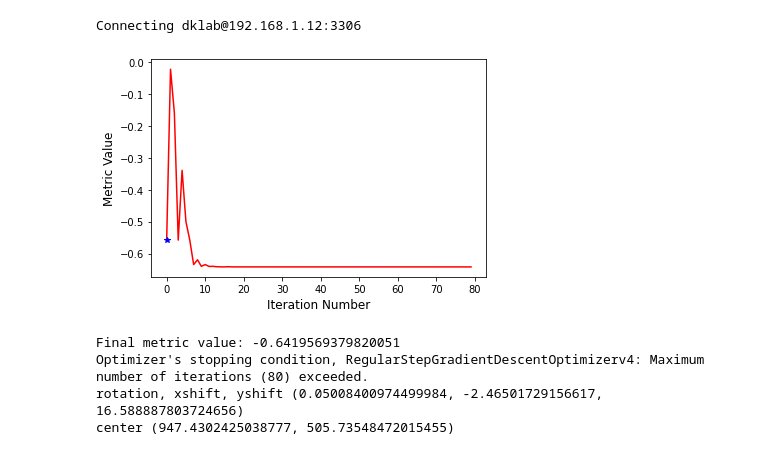
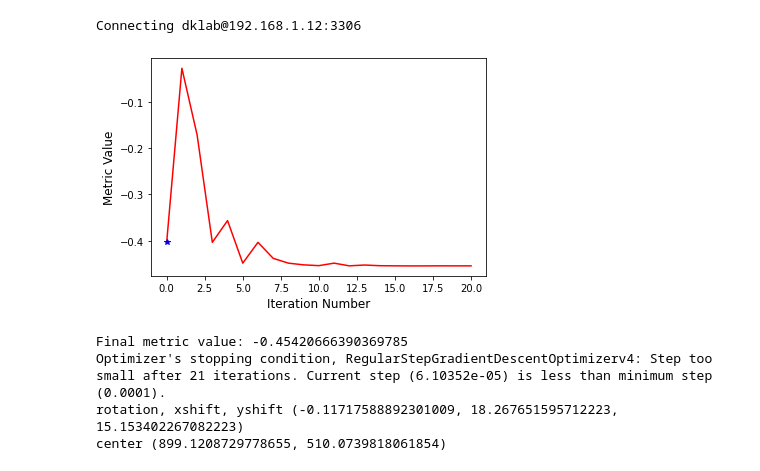
Before and after one commit to ActiveBrainAtlas2/preprocessing-pipeline, a Jupyter notebook: utilities/notebooks/basic_itk.ipynb, the cells around one changed output. Cells and saved outputs as stored; diff of their text form; code cells hidden in the pictures.

```diff
--- a/utilities/notebooks/basic_itk.ipynb
+++ b/utilities/notebooks/basic_itk.ipynb
@@ -25,27 +25,27 @@ Connecting dklab@192.168.1.12:3306
 # %%
 # dk39, 169, 170 have a lot of shift and rotation
 # 113, 114
 # 137, 138 rotation off
 # 192 193 shift off
-fixed_index = str(193).zfill(3)
-moving_index = str(194).zfill(3)
+fixed_index = str(182).zfill(3)
+moving_index = str(183).zfill(3)
 
-final_transform, fixed, moving, R = register_test(INPUT, fixed_index, moving_index)
+final_transform, fixed, moving, R = register_test(MASKED, INPUT, fixed_index, moving_index)
 
 # Always check the reason optimization terminated.
 stop_condition = R.GetOptimizerStopConditionDescription()
 iterations = R.GetOptimizerIteration()
 metric_value = R.GetMetricValue()
 finalParameters = final_transform.GetParameters()
 fixedParameters = final_transform.GetFixedParameters()
 
 print(f'Final metric value: {metric_value}')
 print(f'Optimizer\'s stopping condition, {stop_condition}')
 print('rotation, xshift, yshift', finalParameters)
 print('center', fixedParameters)
 # %% [output]
-[figure, old version]
+[figure, new version]
-Final metric value: -0.6419569379820051
-Optimizer's stopping condition, RegularStepGradientDescentOptimizerv4: Maximum number of iterations (80) exceeded.
-rotation, xshift, yshift (0.05008400974499984, -2.46501729156617, 16.588887803724656)
-center (947.4302425038777, 505.73548472015455)
+Final metric value: -0.45420666390369785
+Optimizer's stopping condition, RegularStepGradientDescentOptimizerv4: Step too small after 21 iterations. Current step (6.10352e-05) is less than minimum step (0.0001).
+rotation, xshift, yshift (-0.11717588892301009, 18.267651595712223, 15.153402267082223)
+center (899.1208729778655, 510.0739818061854)
```
Also changed, not shown: parts of 3 cells of this notebook, 2 other files.
